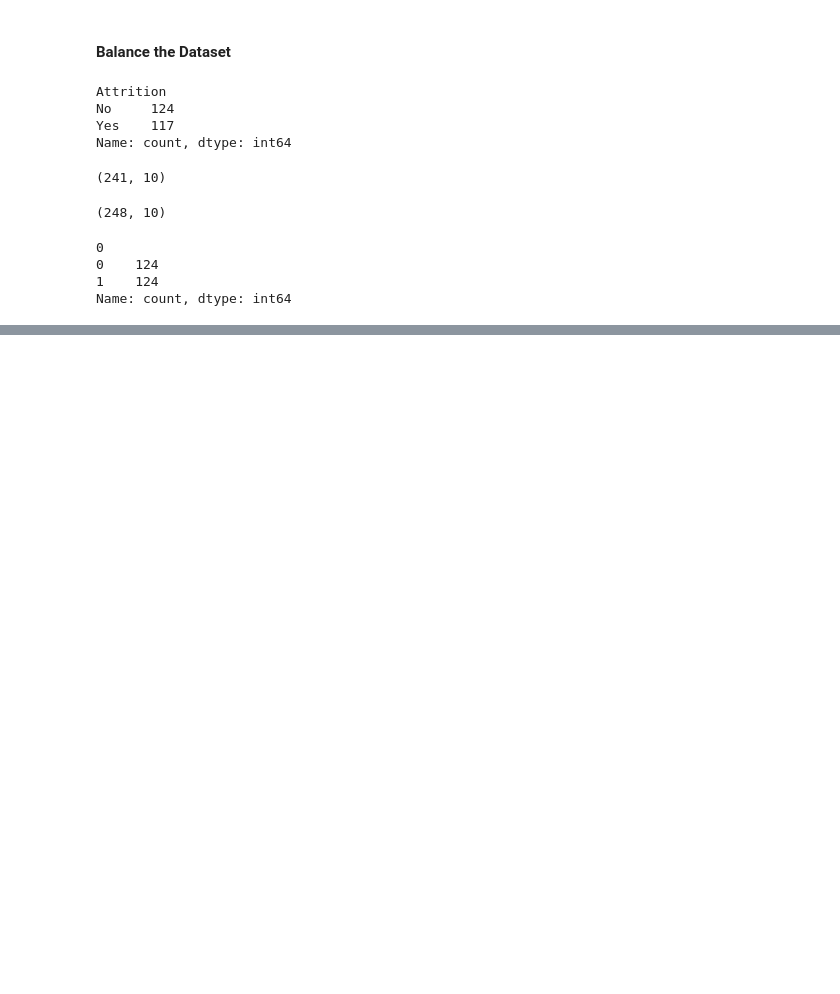
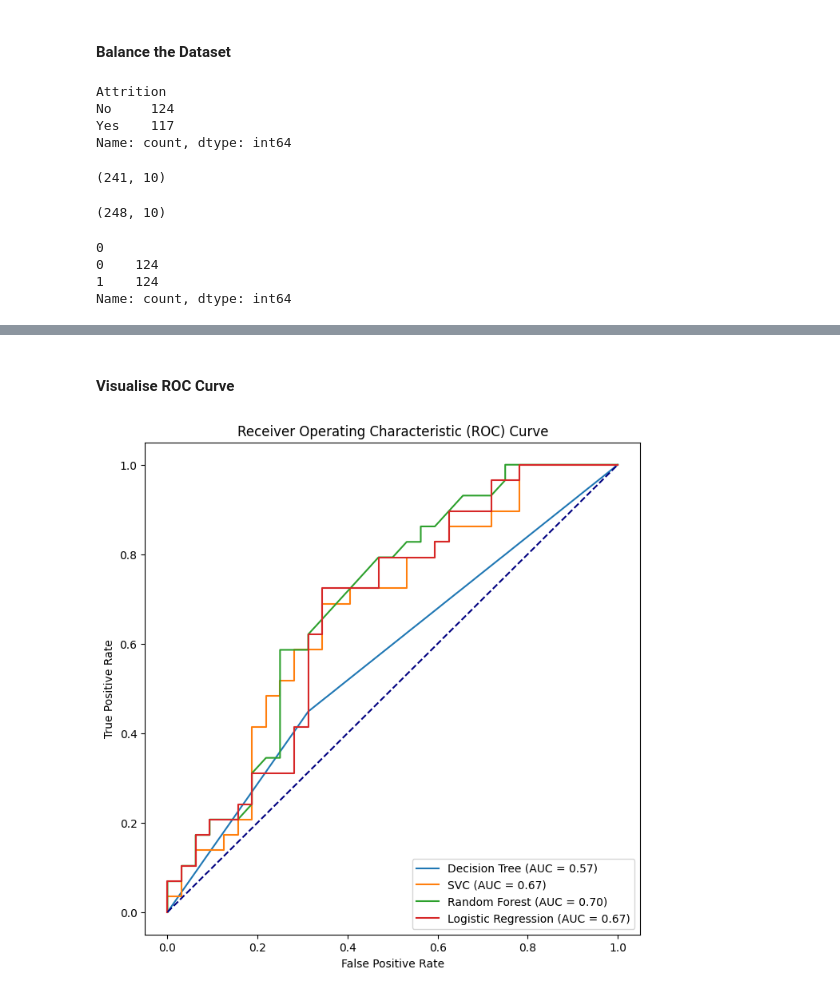
Before and after one commit to AndyMortey/Employee-Attrition-Predictor, a Jupyter notebook: notebook.ipynb, the cells around one changed output, grey strips where cells are left out. Drawn from its saved outputs; the diff is of its cells as text; code cells hidden in the pictures; blank space fills up the shorter version.

```diff
--- a/notebook.ipynb
+++ b/notebook.ipynb
@@ -347,0 +412,7 @@ plt.show()
+# %%
+# Fill missing values in 'gross_salary' with the median
+median_gross_salary = data['gross_salary'].median()
+data['gross_salary'].fillna(median_gross_salary, inplace=True)
+
+# Check if the missing values are filled
+print(data['gross_salary'].isnull().sum())
@@ -347,0 +446,14 @@ plt.show()
+# %%
+# Count the occurrences of each class
+class_counts = data['attrition'].value_counts()
+
+# Set the threshold for imbalance (5% of the total number of rows)
+threshold = len(data) * 0.05
+
+# Check if the dataset is balanced using .iloc to access by position
+is_balanced = abs(class_counts.iloc[0] - class_counts.iloc[1]) < threshold
+
+if is_balanced:
+    print("The dataset is balanced.")
+else:
+    print("The dataset is imbalanced.")
@@ -555,0 +798,28 @@ Name: count, dtype: int64
+# %% [markdown]
+#### Visualise ROC Curve
+# %%
+fig, ax = plt.subplots(figsize=(8, 8))
+
+roc_curve_data = {}
+
+for model_name, pipeline in all_pipelines.items():
+
+    y_score = pipeline.predict_proba(X_test)[:, 1]
+
+    fpr, tpr, threshold = roc_curve(y_test_encoded, y_score)
+    roc_auc = auc(fpr, tpr)
+
+    roc_curve_df = pd.DataFrame({'False Positve Rate': fpr, 'True Positve Rate': tpr, 'Threshold': threshold})
+
+    roc_curve_data[model_name] = roc_curve_df
+
+    ax.plot(fpr, tpr, label=f'{model_name} (AUC = {roc_auc:.2f})')
+
+ax.plot([0, 1], [0, 1], color='navy', linestyle='--')
+ax.set_xlabel('False Positive Rate')
+ax.set_ylabel('True Positive Rate')
+ax.set_title('Receiver Operating Characteristic (ROC) Curve')
+ax.legend(loc='lower right')
+plt.show()
+# %% [output]
+[figure, added]
```
Also changed, not shown: parts of 29 cells of this notebook.
